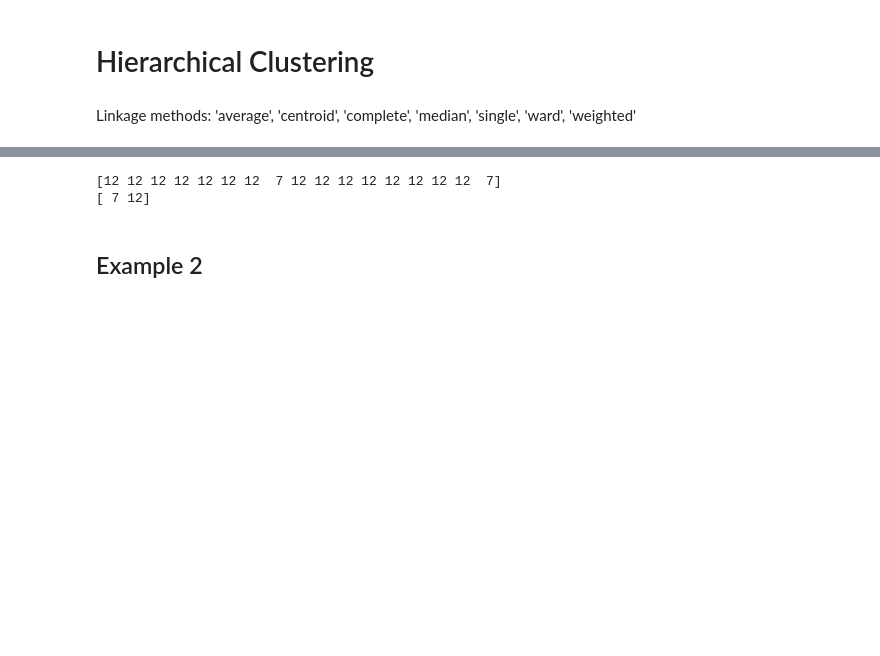
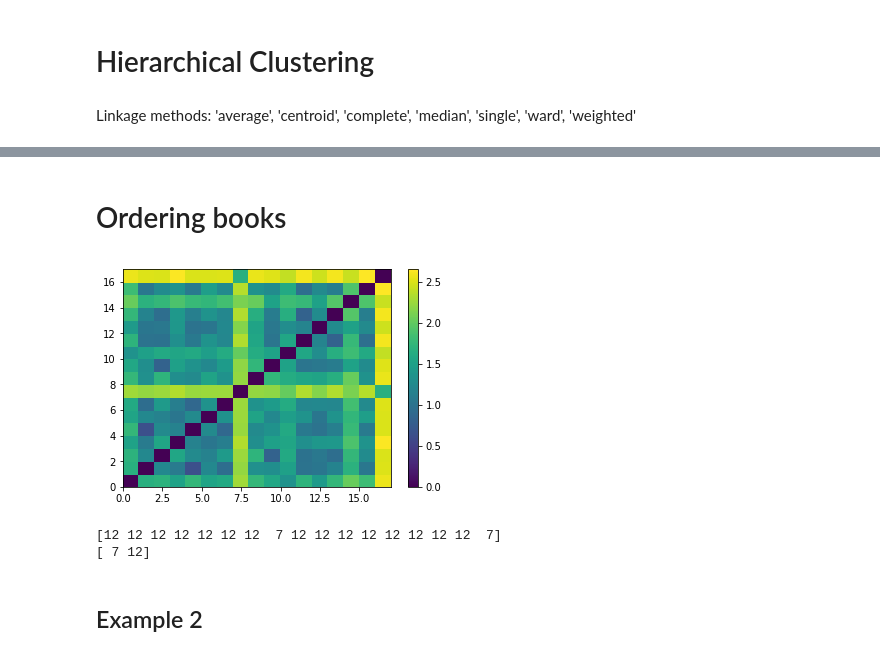
Before and after one commit to ETCBC/Probabilistic_Language_Change, a Jupyter notebook: etienne_NB/Testing Etienne.ipynb, the cells around one changed output, grey strips where cells are left out. Drawn from its saved outputs; the diff is of its cells as text; code cells hidden in the pictures; blank space fills up the shorter version.

```diff
--- a/etienne_NB/Testing Etienne.ipynb
+++ b/etienne_NB/Testing Etienne.ipynb
@@ -41,6 +60,13 @@ MC_matrices["word_pos"]["N"].sum() #Sanity check
 # %%
 g1 = lambda u, v: euclidean(np.sqrt(u), np.sqrt(v)) / (np.sqrt(2)) #Helliger Distance
 g2 = lambda u, v: minkowski(u,v,1) / 2 #TV distance
+# %%
+distanceMetric = collections.defaultdict(dict)
+for f in features:
+    for d in domain:
+        data = MC_matrices[f][d]
+        if data.shape[0]>0:
+            distanceMetric[f][d] = matrixDistances(data.T.values, g1)
 # %% [markdown]
 # Hierarchical Clustering
 # %% [markdown]
@@ -78,3 +89,11 @@ for f in features:
+# %% [markdown]
+# Ordering books
+# %%
+plt.pcolormesh(squareform(distanceMetric["word_pos"]["N"]))
+plt.colorbar()
+plt.show()
+# %% [output]
+[figure, added]
 # %%
 clusters, medoids = cluster(squareform(distancemetric),2)
 print(clusters)
```
Also changed, not shown: parts of 4 cells of this notebook, 22 other files.
